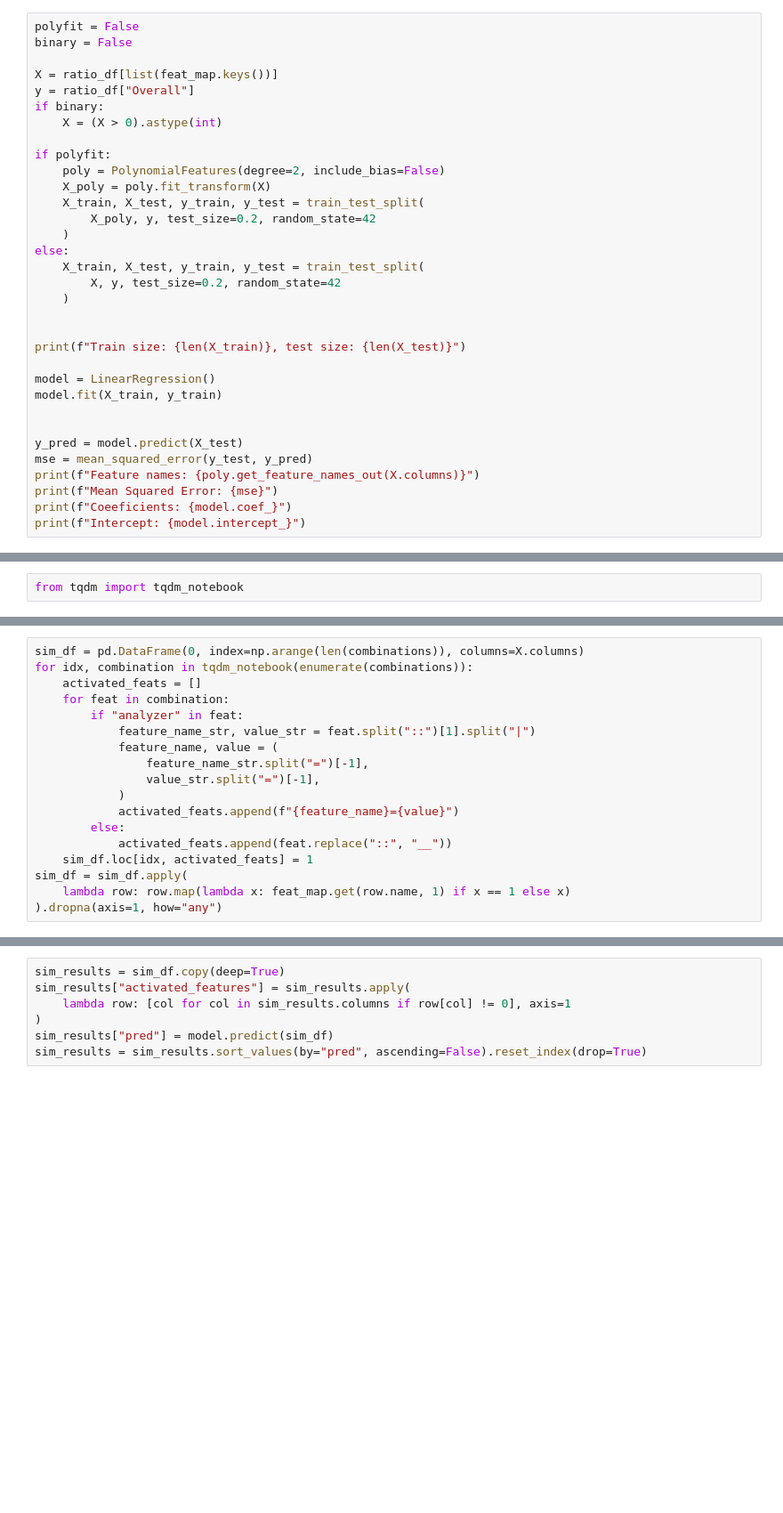
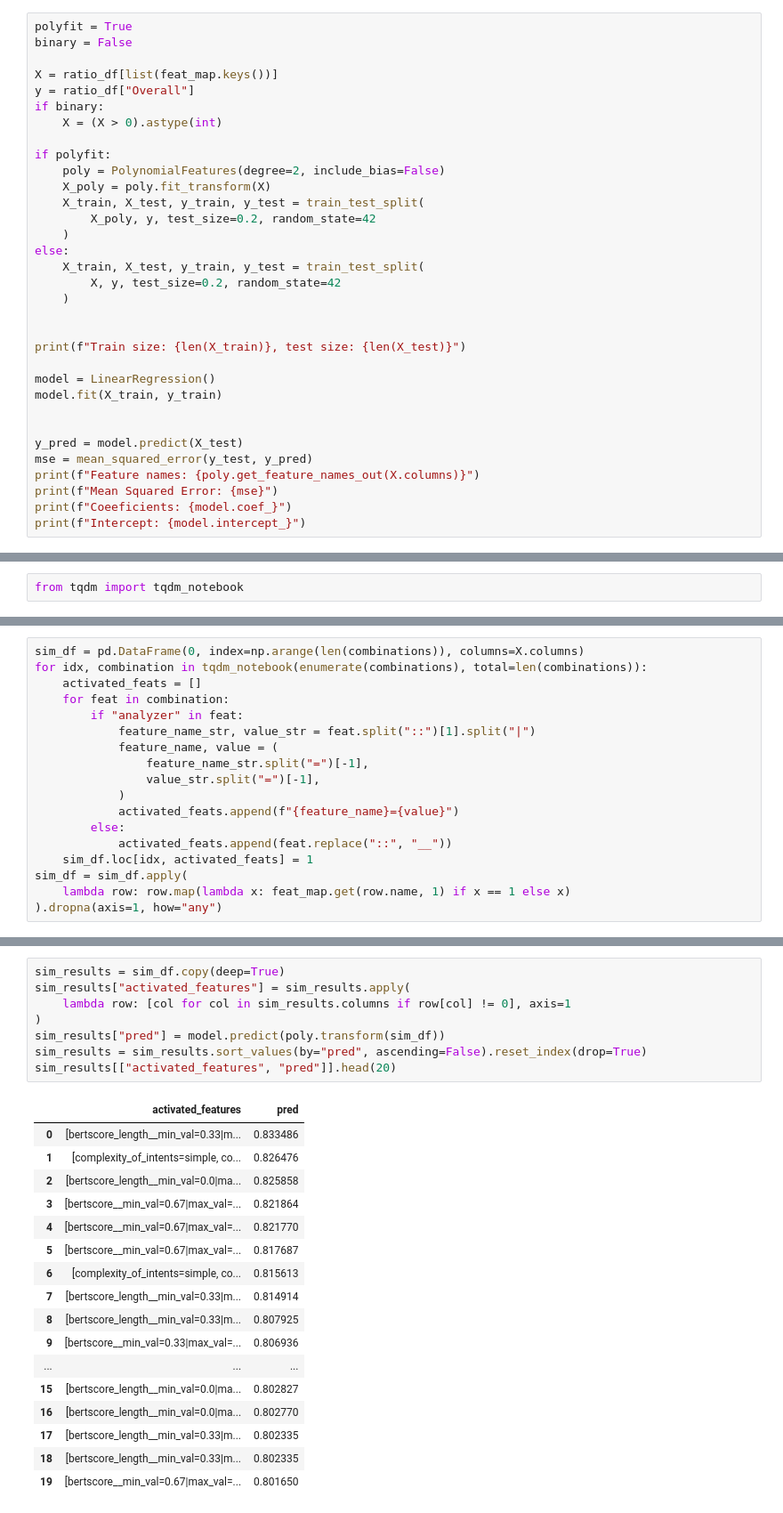
Before and after one commit to allenai/hybrid-preferences, a Jupyter notebook: notebooks/2024-08-30-classifier/2024-08-30-classifier.ipynb, the cells around one changed output, grey strips where cells are left out. Shown at 89% size. Drawn from its saved outputs; the diff is of its cells as text; blank space fills up the shorter version.

```diff
--- a/notebooks/2024-08-30-classifier/2024-08-30-classifier.ipynb
+++ b/notebooks/2024-08-30-classifier/2024-08-30-classifier.ipynb
@@ -249,7 +249,7 @@ print(feature_importance_df)
 # %% [markdown]
 ## Train LinearRegressor
 # %%
-polyfit = False
+polyfit = True
 binary = False
 
 X = ratio_df[list(feat_map.keys())]
@@ -335,6 +328,6 @@ _, combinations = sample_feature_combinations(
 # %%
 sim_df = pd.DataFrame(0, index=np.arange(len(combinations)), columns=X.columns)
-for idx, combination in tqdm_notebook(enumerate(combinations)):
+for idx, combination in tqdm_notebook(enumerate(combinations), total=len(combinations)):
     activated_feats = []
     for feat in combination:
         if "analyzer" in feat:
@@ -356,8 +349,27 @@ Please use `tqdm.notebook.tqdm` instead of `tqdm.tqdm_notebook`
 # %%
 sim_results = sim_df.copy(deep=True)
 sim_results["activated_features"] = sim_results.apply(
     lambda row: [col for col in sim_results.columns if row[col] != 0], axis=1
 )
-sim_results["pred"] = model.predict(sim_df)
+sim_results["pred"] = model.predict(poly.transform(sim_df))
 sim_results = sim_results.sort_values(by="pred", ascending=False).reset_index(drop=True)
+sim_results[["activated_features", "pred"]].head(20)
+# %% [output]
+|  | activated_features | pred |
+| 0 | [bertscore_length__min_val=0.33|m... | 0.833486 |
+| 1 | [complexity_of_intents=simple, co... | 0.826476 |
+| 2 | [bertscore_length__min_val=0.0|ma... | 0.825858 |
+| 3 | [bertscore__min_val=0.67|max_val=... | 0.821864 |
+| 4 | [bertscore__min_val=0.67|max_val=... | 0.821770 |
+| 5 | [bertscore__min_val=0.67|max_val=... | 0.817687 |
+| 6 | [complexity_of_intents=simple, co... | 0.815613 |
+| 7 | [bertscore_length__min_val=0.33|m... | 0.814914 |
+| 8 | [bertscore_length__min_val=0.33|m... | 0.807925 |
+| 9 | [bertscore__min_val=0.33|max_val=... | 0.806936 |
+| ... | ... | ... |
+| 15 | [bertscore_length__min_val=0.0|ma... | 0.802827 |
+| 16 | [bertscore_length__min_val=0.0|ma... | 0.802770 |
+| 17 | [bertscore_length__min_val=0.33|m... | 0.802335 |
+| 18 | [bertscore_length__min_val=0.33|m... | 0.802335 |
+| 19 | [bertscore__min_val=0.67|max_val=... | 0.801650 |
 # %%
```
Also changed, not shown: parts of 6 cells of this notebook.
